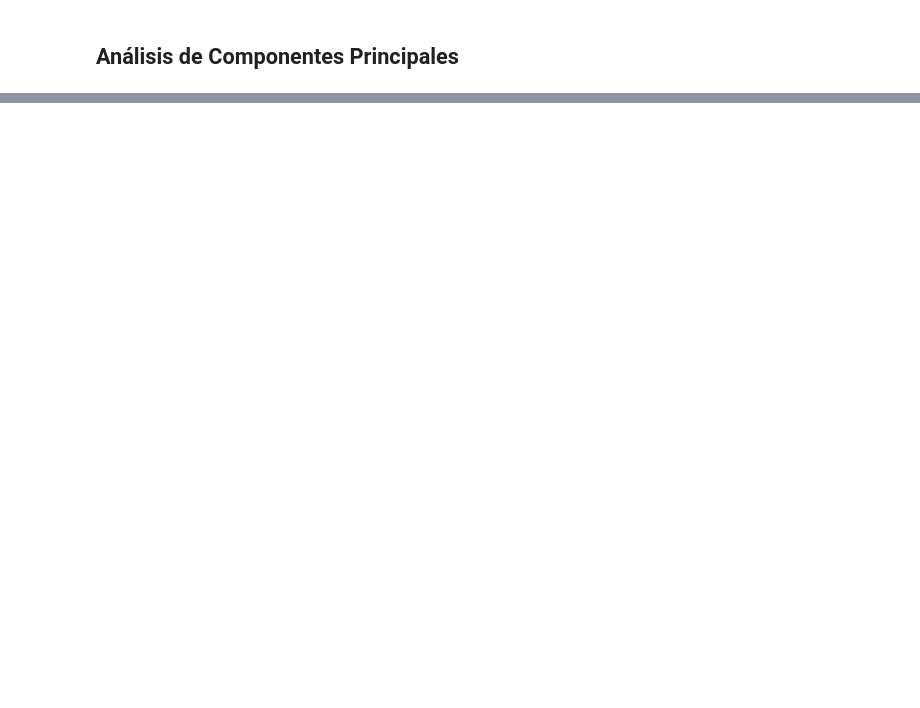
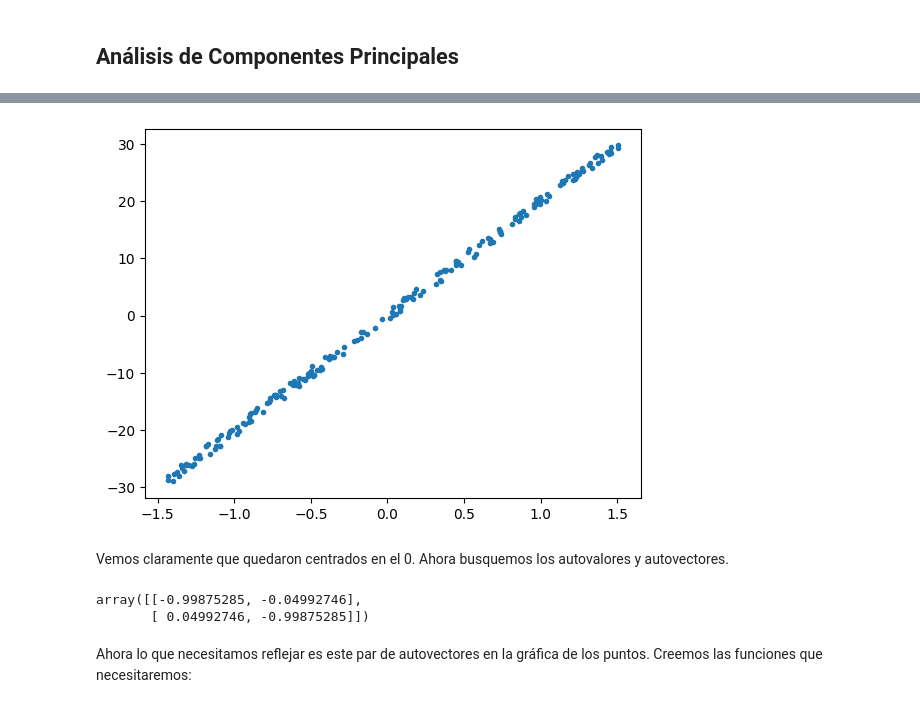
Before and after one commit to robertbarac/MatematicasParaRedesNeuronalesYQuimiometriaEnPythonDesdeCero, a Jupyter notebook: pca.ipynb, the cells around one changed output, grey strips where cells are left out. Cells and saved outputs as stored; diff of their text form; code cells hidden in the pictures; blank space fills up the shorter version.

```diff
--- a/pca.ipynb
+++ b/pca.ipynb
@@ -14,0 +116,17 @@ PCA consiste en:
+# %%
+xy_centrado = xy - np.mean(xy, axis=0)
+# %%
+plt.plot(xy_centrado[:, 0], xy_centrado[:, 1], '.')
+plt.show()
+# %% [output]
+[figure, added]
+# %% [markdown]
+Vemos claramente que quedaron centrados en el 0. Ahora busquemos los autovalores y autovectores.
+# %%
+avals, avecs = eig(xy_centrado.T.dot(xy_centrado))
+avecs
+# %% [output]
+array([[-0.99875285, -0.04992746],
+       [ 0.04992746, -0.99875285]])
+# %% [markdown]
+Ahora lo que necesitamos reflejar es este par de autovectores en la gráfica de los puntos. Creemos las funciones que necesitaremos:
```
Also changed, not shown: parts of 26 cells of this notebook, 1 other file.
